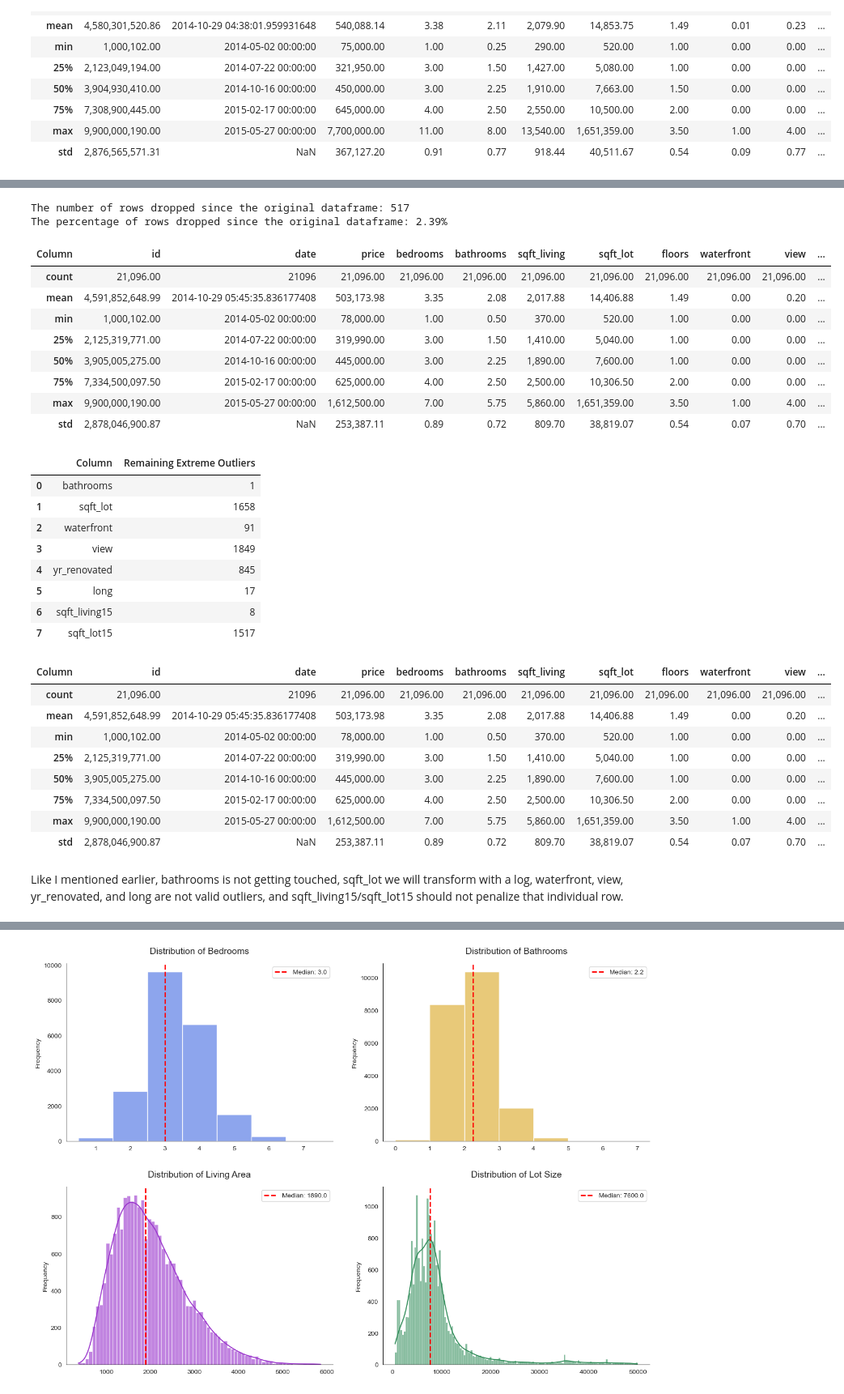
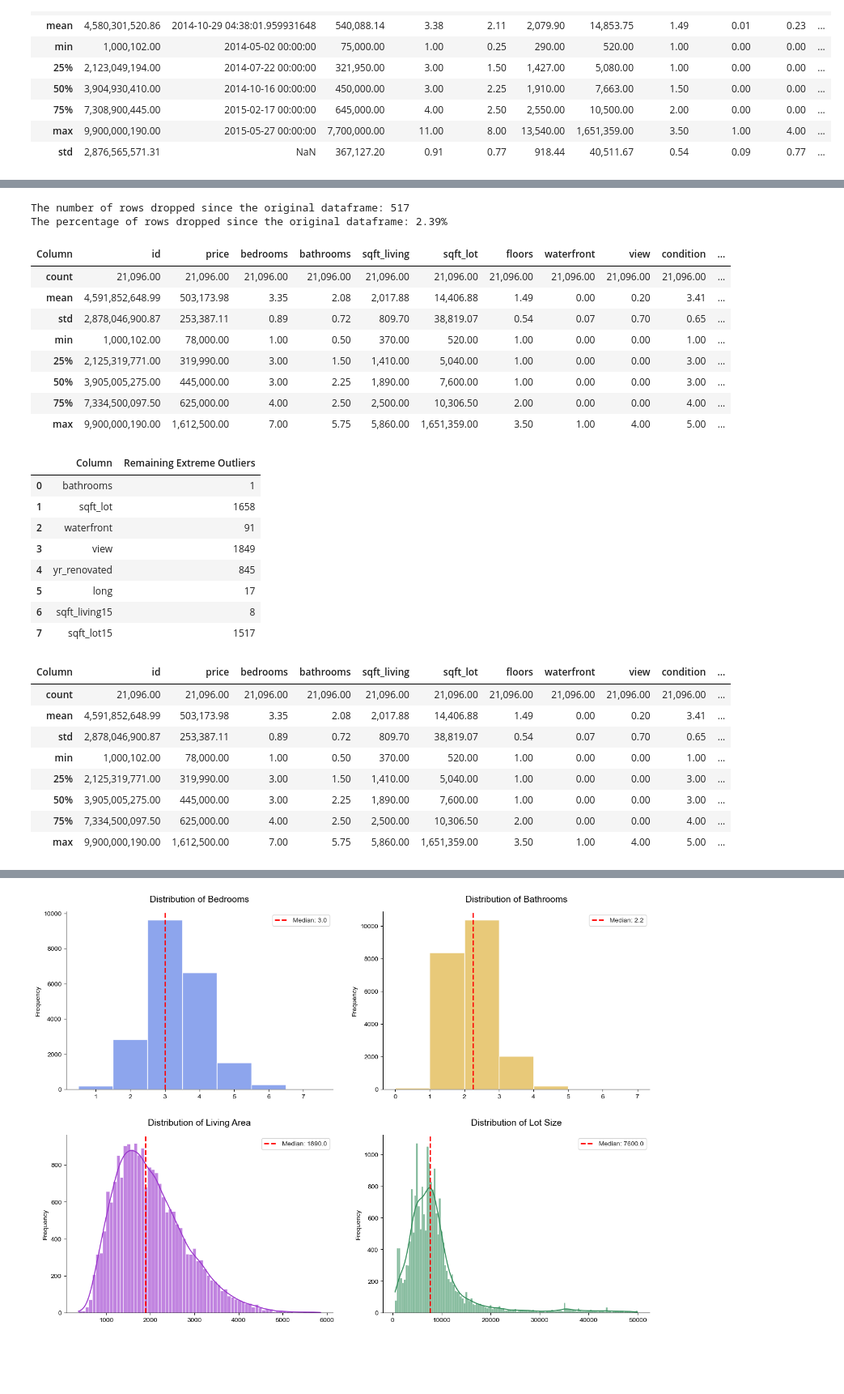
Before and after one commit to jblackman-bit/ads_500b_final_project, a Jupyter notebook: EDA/EDA.ipynb, the cells around one changed output, grey strips where cells are left out. Shown at 81% size. Drawn from its saved outputs; the diff is of its cells as text; code cells hidden in the pictures; blank space fills up the shorter version.

```diff
--- a/EDA/EDA.ipynb
+++ b/EDA/EDA.ipynb
@@ -319,43 +349,46 @@ Sqft_lot is the last large count outlier, these are huge lots that are real and
 # %%
 # Check for extreme outliers 3 times the IQR above or below the third or first quartiles.
 cols_to_filter = ['price', 'bedrooms', 'sqft_living',
                   'grade', 'sqft_above', 'sqft_basement']
 # Make not of indices to drop
 to_drop_indices = []
 
 for col in cols_to_filter:
     # Calculate the outliers
     q1 = df[col].quantile(0.25)
     q3 = df[col].quantile(0.75)
     iqr = q3 - q1
     lower_bound = q1 - 3.0 * iqr
     upper_bound = q3 + 3.0 * iqr
     # Grab the indices to drop
     extreme_outliers = df[(df[col] > upper_bound) |
                           (df[col] < lower_bound)].index
     to_drop_indices.extend(extreme_outliers)
+
 # Drop the outlier indices
 df_no_outliers = df.drop(index=list(set(to_drop_indices)))
+
 # See the number of rows to drop
 print("The number of rows dropped since the original dataframe: " +
-      str(original_shape[0] - df_no_outliers.shape[0]))
+      str(df.shape[0] - df_no_outliers.shape[0]))
 percentage_dropped = round(
-    ((1 - (df_no_outliers.shape[0] / original_shape[0])) * 100), 2)
+    ((1 - (df_no_outliers.shape[0] / df.shape[0])) * 100), 2)
 print(
     f"The percentage of rows dropped since the original dataframe: {percentage_dropped}%")
-df_no_outliers.describe()
+
+df_no_outliers.describe(include='number')
 # %% [output]
 The number of rows dropped since the original dataframe: 517
 The percentage of rows dropped since the original dataframe: 2.39%
-| Column | id | date | price | bedrooms | bathrooms | sqft_living | sqft_lot | floors | waterfront | view | ... |
-| count | 21,096.00 | 21096 | 21,096.00 | 21,096.00 | 21,096.00 | 21,096.00 | 21,096.00 | 21,096.00 | 21,096.00 | 21,096.00 | ... |
-| mean | 4,591,852,648.99 | 2014-10-29 05:45:35.836177408 | 503,173.98 | 3.35 | 2.08 | 2,017.88 | 14,406.88 | 1.49 | 0.00 | 0.20 | ... |
-| min | 1,000,102.00 | 2014-05-02 00:00:00 | 78,000.00 | 1.00 | 0.50 | 370.00 | 520.00 | 1.00 | 0.00 | 0.00 | ... |
-| 25% | 2,125,319,771.00 | 2014-07-22 00:00:00 | 319,990.00 | 3.00 | 1.50 | 1,410.00 | 5,040.00 | 1.00 | 0.00 | 0.00 | ... |
-| 50% | 3,905,005,275.00 | 2014-10-16 00:00:00 | 445,000.00 | 3.00 | 2.25 | 1,890.00 | 7,600.00 | 1.00 | 0.00 | 0.00 | ... |
-| 75% | 7,334,500,097.50 | 2015-02-17 00:00:00 | 625,000.00 | 4.00 | 2.50 | 2,500.00 | 10,306.50 | 2.00 | 0.00 | 0.00 | ... |
-| max | 9,900,000,190.00 | 2015-05-27 00:00:00 | 1,612,500.00 | 7.00 | 5.75 | 5,860.00 | 1,651,359.00 | 3.50 | 1.00 | 4.00 | ... |
-| std | 2,878,046,900.87 | NaN | 253,387.11 | 0.89 | 0.72 | 809.70 | 38,819.07 | 0.54 | 0.07 | 0.70 | ... |
+| Column | id | price | bedrooms | bathrooms | sqft_living | sqft_lot | floors | waterfront | view | condition | ... |
+| count | 21,096.00 | 21,096.00 | 21,096.00 | 21,096.00 | 21,096.00 | 21,096.00 | 21,096.00 | 21,096.00 | 21,096.00 | 21,096.00 | ... |
+| mean | 4,591,852,648.99 | 503,173.98 | 3.35 | 2.08 | 2,017.88 | 14,406.88 | 1.49 | 0.00 | 0.20 | 3.41 | ... |
+| std | 2,878,046,900.87 | 253,387.11 | 0.89 | 0.72 | 809.70 | 38,819.07 | 0.54 | 0.07 | 0.70 | 0.65 | ... |
+| min | 1,000,102.00 | 78,000.00 | 1.00 | 0.50 | 370.00 | 520.00 | 1.00 | 0.00 | 0.00 | 1.00 | ... |
+| 25% | 2,125,319,771.00 | 319,990.00 | 3.00 | 1.50 | 1,410.00 | 5,040.00 | 1.00 | 0.00 | 0.00 | 3.00 | ... |
+| 50% | 3,905,005,275.00 | 445,000.00 | 3.00 | 2.25 | 1,890.00 | 7,600.00 | 1.00 | 0.00 | 0.00 | 3.00 | ... |
+| 75% | 7,334,500,097.50 | 625,000.00 | 4.00 | 2.50 | 2,500.00 | 10,306.50 | 2.00 | 0.00 | 0.00 | 4.00 | ... |
+| max | 9,900,000,190.00 | 1,612,500.00 | 7.00 | 5.75 | 5,860.00 | 1,651,359.00 | 3.50 | 1.00 | 4.00 | 5.00 | ... |
 # %%
 remaining_outlier_counts = {}
 
@@ -378,7 +411,7 @@ outlier_df.index.name = 'Column'
 
 display(outlier_df.reset_index())
 
-df_no_outliers.describe()
+df_no_outliers.describe(include='number')
 # %% [output]
 |  | Column | Remaining Extreme Outliers |
 | 0 | bathrooms | 1 |
@@ -389,14 +422,12 @@ df_no_outliers.describe()
 | 5 | long | 17 |
 | 6 | sqft_living15 | 8 |
 | 7 | sqft_lot15 | 1517 |
-| Column | id | date | price | bedrooms | bathrooms | sqft_living | sqft_lot | floors | waterfront | view | ... |
-| count | 21,096.00 | 21096 | 21,096.00 | 21,096.00 | 21,096.00 | 21,096.00 | 21,096.00 | 21,096.00 | 21,096.00 | 21,096.00 | ... |
-| mean | 4,591,852,648.99 | 2014-10-29 05:45:35.836177408 | 503,173.98 | 3.35 | 2.08 | 2,017.88 | 14,406.88 | 1.49 | 0.00 | 0.20 | ... |
-| min | 1,000,102.00 | 2014-05-02 00:00:00 | 78,000.00 | 1.00 | 0.50 | 370.00 | 520.00 | 1.00 | 0.00 | 0.00 | ... |
-| 25% | 2,125,319,771.00 | 2014-07-22 00:00:00 | 319,990.00 | 3.00 | 1.50 | 1,410.00 | 5,040.00 | 1.00 | 0.00 | 0.00 | ... |
-| 50% | 3,905,005,275.00 | 2014-10-16 00:00:00 | 445,000.00 | 3.00 | 2.25 | 1,890.00 | 7,600.00 | 1.00 | 0.00 | 0.00 | ... |
-| 75% | 7,334,500,097.50 | 2015-02-17 00:00:00 | 625,000.00 | 4.00 | 2.50 | 2,500.00 | 10,306.50 | 2.00 | 0.00 | 0.00 | ... |
-| max | 9,900,000,190.00 | 2015-05-27 00:00:00 | 1,612,500.00 | 7.00 | 5.75 | 5,860.00 | 1,651,359.00 | 3.50 | 1.00 | 4.00 | ... |
-| std | 2,878,046,900.87 | NaN | 253,387.11 | 0.89 | 0.72 | 809.70 | 38,819.07 | 0.54 | 0.07 | 0.70 | ... |
+| Column | id | price | bedrooms | bathrooms | sqft_living | sqft_lot | floors | waterfront | view | condition | ... |
+| count | 21,096.00 | 21,096.00 | 21,096.00 | 21,096.00 | 21,096.00 | 21,096.00 | 21,096.00 | 21,096.00 | 21,096.00 | 21,096.00 | ... |
+| mean | 4,591,852,648.99 | 503,173.98 | 3.35 | 2.08 | 2,017.88 | 14,406.88 | 1.49 | 0.00 | 0.20 | 3.41 | ... |
+| std | 2,878,046,900.87 | 253,387.11 | 0.89 | 0.72 | 809.70 | 38,819.07 | 0.54 | 0.07 | 0.70 | 0.65 | ... |
+| min | 1,000,102.00 | 78,000.00 | 1.00 | 0.50 | 370.00 | 520.00 | 1.00 | 0.00 | 0.00 | 1.00 | ... |
+| 25% | 2,125,319,771.00 | 319,990.00 | 3.00 | 1.50 | 1,410.00 | 5,040.00 | 1.00 | 0.00 | 0.00 | 3.00 | ... |
+| 50% | 3,905,005,275.00 | 445,000.00 | 3.00 | 2.25 | 1,890.00 | 7,600.00 | 1.00 | 0.00 | 0.00 | 3.00 | ... |
+| 75% | 7,334,500,097.50 | 625,000.00 | 4.00 | 2.50 | 2,500.00 | 10,306.50 | 2.00 | 0.00 | 0.00 | 4.00 | ... |
+| max | 9,900,000,190.00 | 1,612,500.00 | 7.00 | 5.75 | 5,860.00 | 1,651,359.00 | 3.50 | 1.00 | 4.00 | 5.00 | ... |
-# %% [markdown]
-Like I mentioned earlier, bathrooms is not getting touched, sqft_lot we will transform with a log, waterfront, view, yr_renovated, and long are not valid outliers, and sqft_living15/sqft_lot15 should not penalize that individual row.
```
Also changed, not shown: parts of 19 cells of this notebook, 1 other file.
